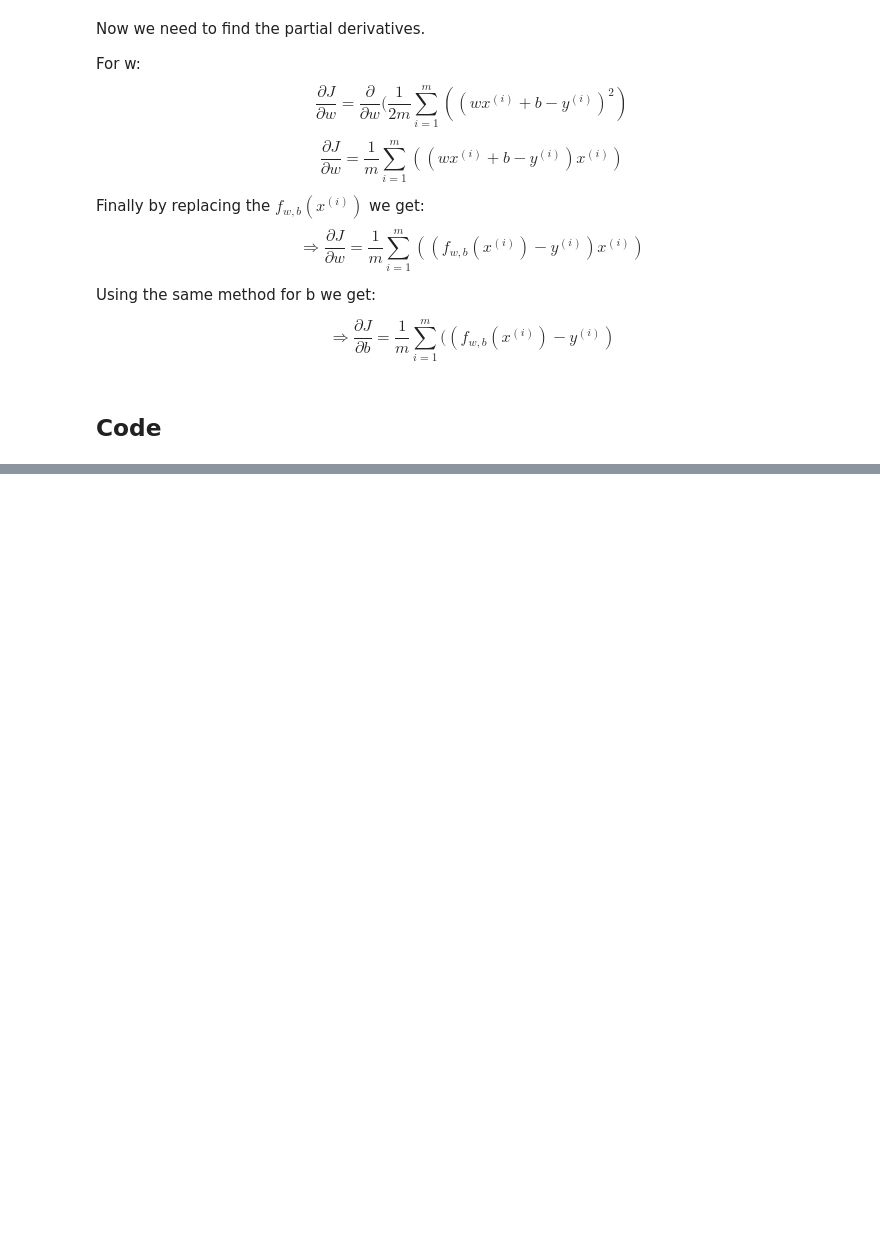
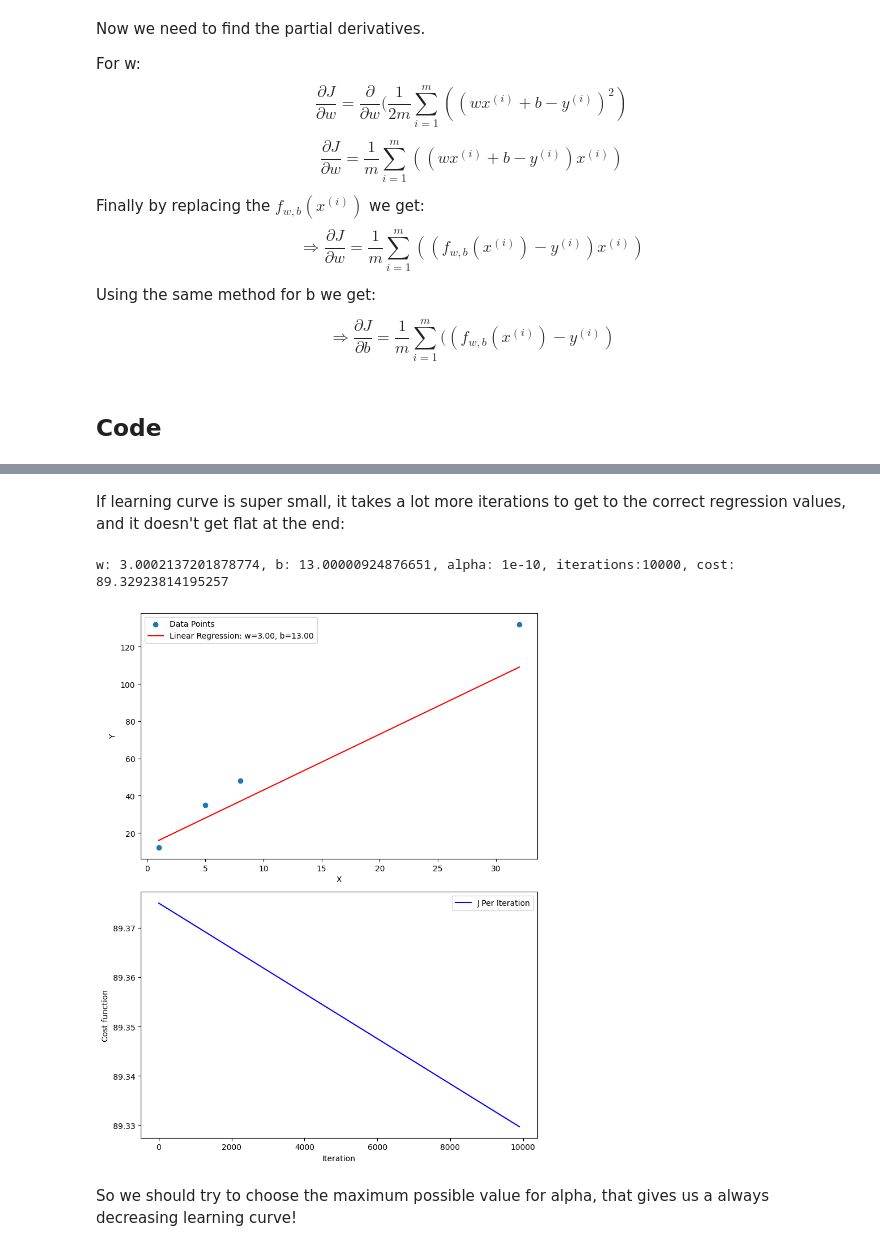
Before and after one commit to sinasun/ml-archive, a Jupyter notebook: 02_Supervised_Learning/01_Linear_Regression/01_One_Variable_Linear_Regression.ipynb, the cells around one changed output, grey strips where cells are left out. Cells and saved outputs as stored; diff of their text form; code cells hidden in the pictures; blank space fills up the shorter version.

Commit message:
:sparkles: Updated one variable linear regression

```diff
--- a/02_Supervised_Learning/01_Linear_Regression/01_One_Variable_Linear_Regression.ipynb
+++ b/02_Supervised_Learning/01_Linear_Regression/01_One_Variable_Linear_Regression.ipynb
@@ -158,0 +157,12 @@ If learning curve is super small, it takes a lot more iterations to get to the c
+# %% [markdown]
+If learning curve is super small, it takes a lot more iterations to get to the correct regression values, and it doesn't get flat at the end:
+# %%
+x_train = np.array([1.0, 5.0, 8.0, 32.0])
+y_train = np.array([12.0, 35.0, 48.0, 132.0])
+
+run_linear_regression(x_train, y_train, alpha=1.0e-10, iterations=10_000, record_step=100)
+# %% [output]
+w: 3.0002137201878774, b: 13.00000924876651, alpha: 1e-10, iterations:10000, cost: 89.32923814195257
+[figure, added]
+# %% [markdown]
+So we should try to choose the maximum possible value for alpha, that gives us a always decreasing learning curve!
```
Also changed, not shown: parts of 7 cells of this notebook.
